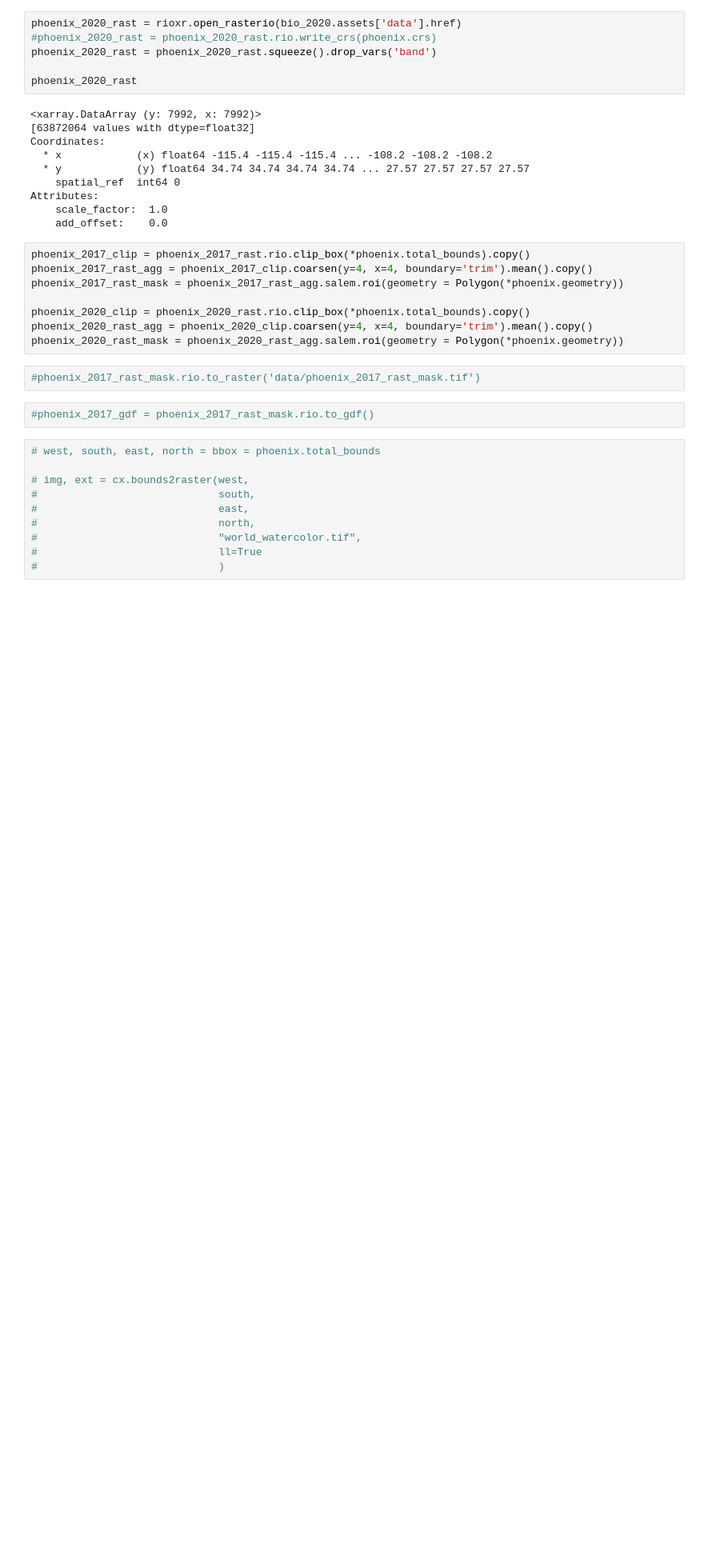
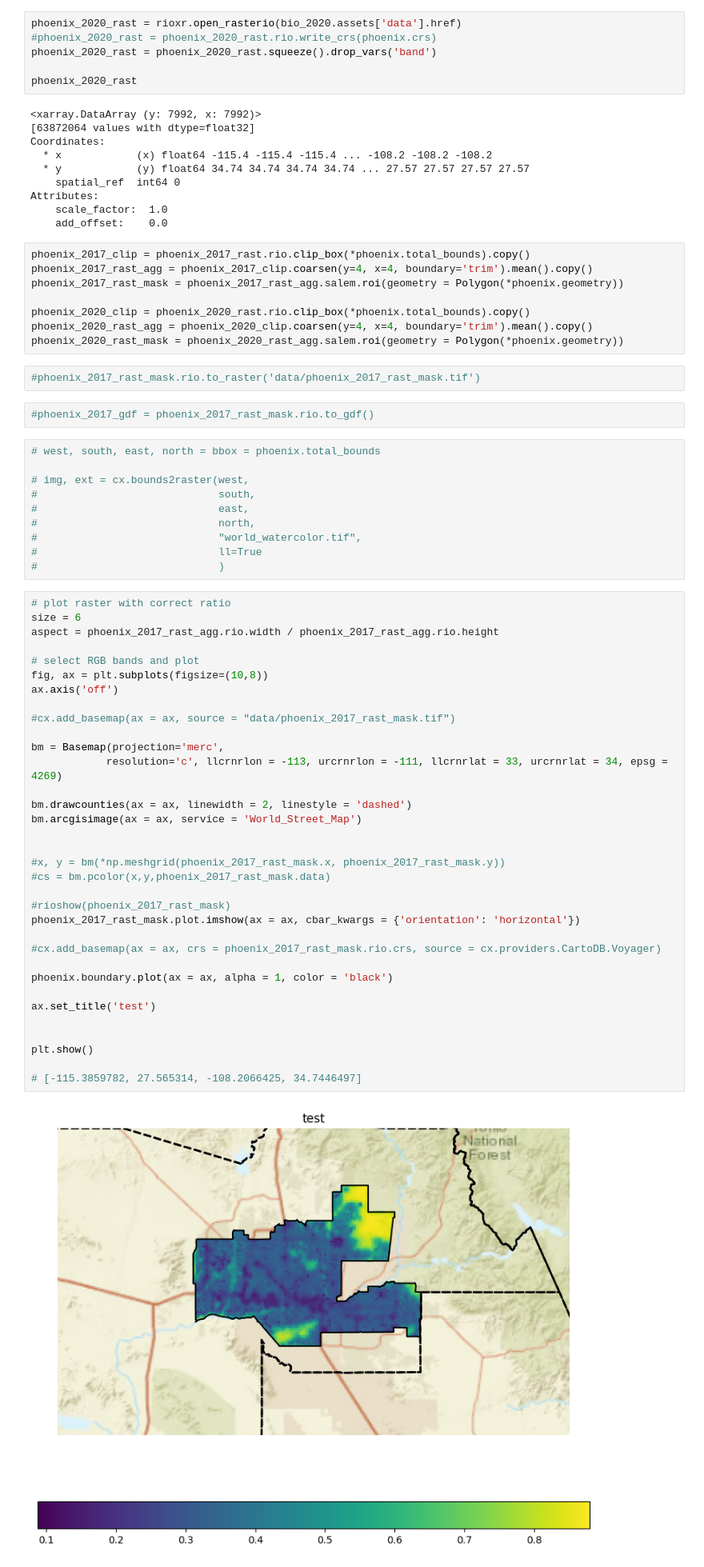
Before and after one commit to silkieMoth/phoenix-biodiversity-intactness, a Jupyter notebook: final_proj_part_2.ipynb, the cells around one changed output. Shown at 80% size. Drawn from its saved outputs; the diff is of its cells as text; blank space fills up the shorter version.

Commit message:
create phoenix geographic context visualization

```diff
--- a/final_proj_part_2.ipynb
+++ b/final_proj_part_2.ipynb
@@ -208,3 +208,39 @@ phoenix_2020_rast_mask = phoenix_2020_rast_agg.salem.roi(geometry = Polygon(*pho
 #                             "world_watercolor.tif",
 #                             ll=True
 #                             )
+# %%
+# plot raster with correct ratio
+size = 6
+aspect = phoenix_2017_rast_agg.rio.width / phoenix_2017_rast_agg.rio.height
+
+# select RGB bands and plot
+fig, ax = plt.subplots(figsize=(10,8))
+ax.axis('off')
+
+#cx.add_basemap(ax = ax, source = "data/phoenix_2017_rast_mask.tif")
+
+bm = Basemap(projection='merc',
+            resolution='c', llcrnrlon = -113, urcrnrlon = -111, llcrnrlat = 33, urcrnrlat = 34, epsg = 4269)
+
+bm.drawcounties(ax = ax, linewidth = 2, linestyle = 'dashed')
+bm.arcgisimage(ax = ax, service = 'World_Street_Map')
+
+
+#x, y = bm(*np.meshgrid(phoenix_2017_rast_mask.x, phoenix_2017_rast_mask.y))
+#cs = bm.pcolor(x,y,phoenix_2017_rast_mask.data)
+
+#rioshow(phoenix_2017_rast_mask)
+phoenix_2017_rast_mask.plot.imshow(ax = ax, cbar_kwargs = {'orientation': 'horizontal'})
+
+#cx.add_basemap(ax = ax, crs = phoenix_2017_rast_mask.rio.crs, source = cx.providers.CartoDB.Voyager)
+
+phoenix.boundary.plot(ax = ax, alpha = 1, color = 'black')
+
+ax.set_title('test')
+
+
+plt.show()
+
+# [-115.3859782, 27.565314, -108.2066425, 34.7446497]
+# %% [output]
+[figure, added]
```
